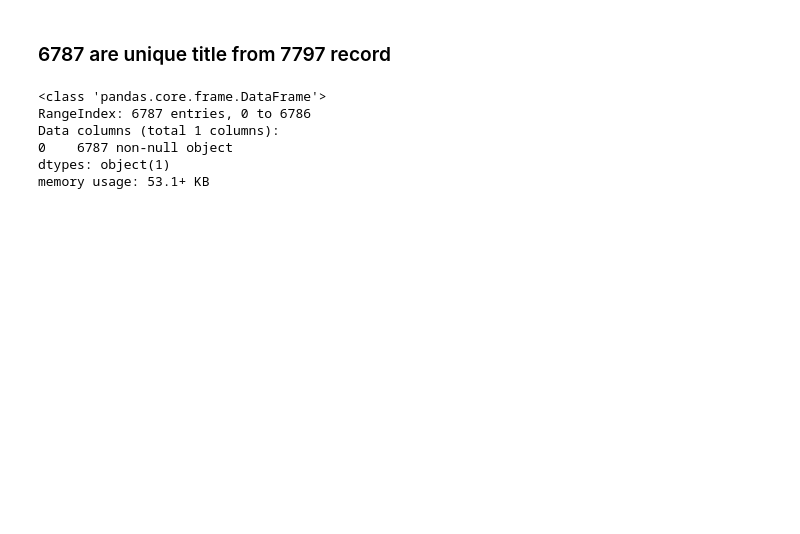
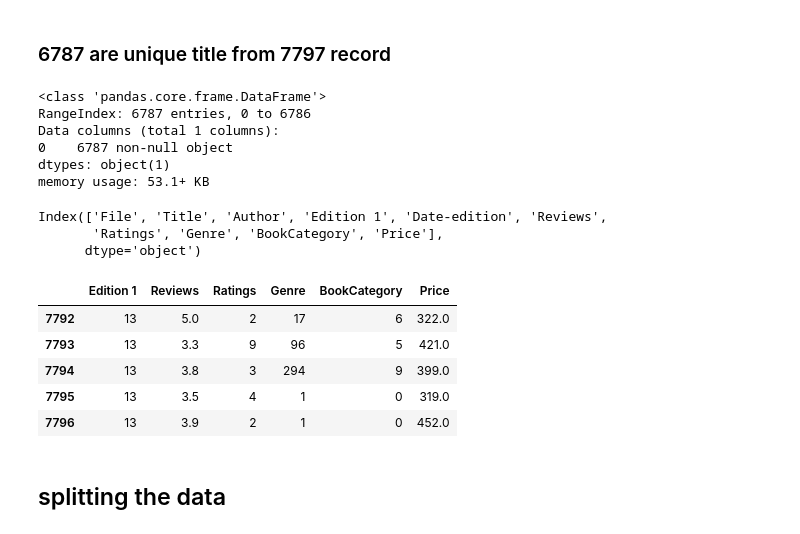
Before and after one commit to mmaithani/Predicting-price-of-books, a Jupyter notebook: prediction.ipynb, the cells around one changed output. Cells and saved outputs as stored; diff of their text form; code cells hidden in the pictures; blank space fills up the shorter version.

```diff
--- a/prediction.ipynb
+++ b/prediction.ipynb
@@ -123,3 +151,22 @@ Data columns (total 1 columns):
 0    6787 non-null object
 dtypes: object(1)
 memory usage: 53.1+ KB
+# %%
+data.columns
+# %% [output]
+Index(['File', 'Title', 'Author', 'Edition 1', 'Date-edition', 'Reviews',
+       'Ratings', 'Genre', 'BookCategory', 'Price'],
+      dtype='object')
+# %%
+data1 = data.filter(['Edition 1', 'Reviews','Ratings', 'Genre', 'BookCategory', 'Price'], axis=1)
+# %%
+data1.tail()
+# %% [output]
+|  | Edition 1 | Reviews | Ratings | Genre | BookCategory | Price |
+| 7792 | 13 | 5.0 | 2 | 17 | 6 | 322.0 |
+| 7793 | 13 | 3.3 | 9 | 96 | 5 | 421.0 |
+| 7794 | 13 | 3.8 | 3 | 294 | 9 | 399.0 |
+| 7795 | 13 | 3.5 | 4 | 1 | 0 | 319.0 |
+| 7796 | 13 | 3.9 | 2 | 1 | 0 | 452.0 |
+# %% [markdown]
+## splitting the data
```
Also changed, not shown: parts of 13 cells of this notebook.
